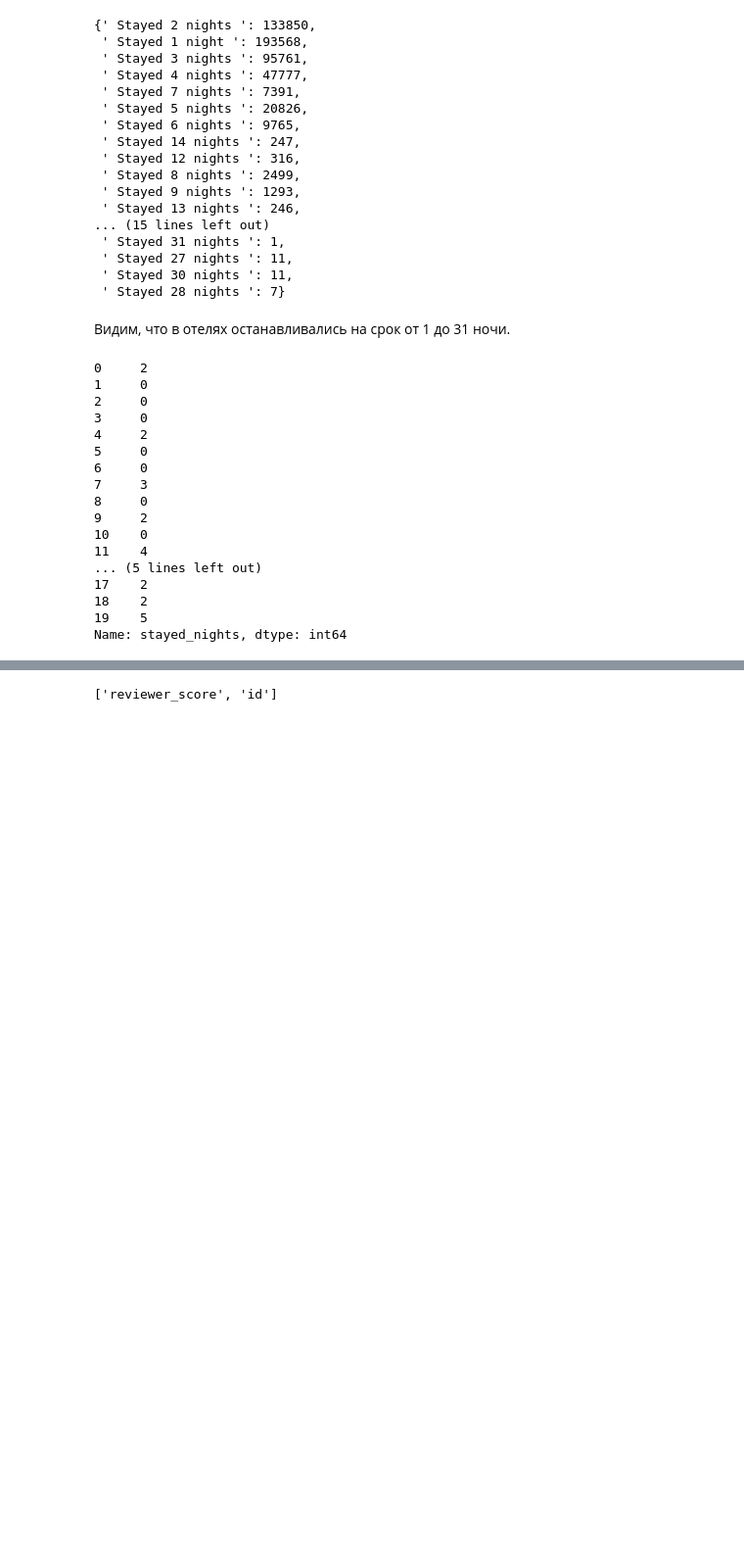
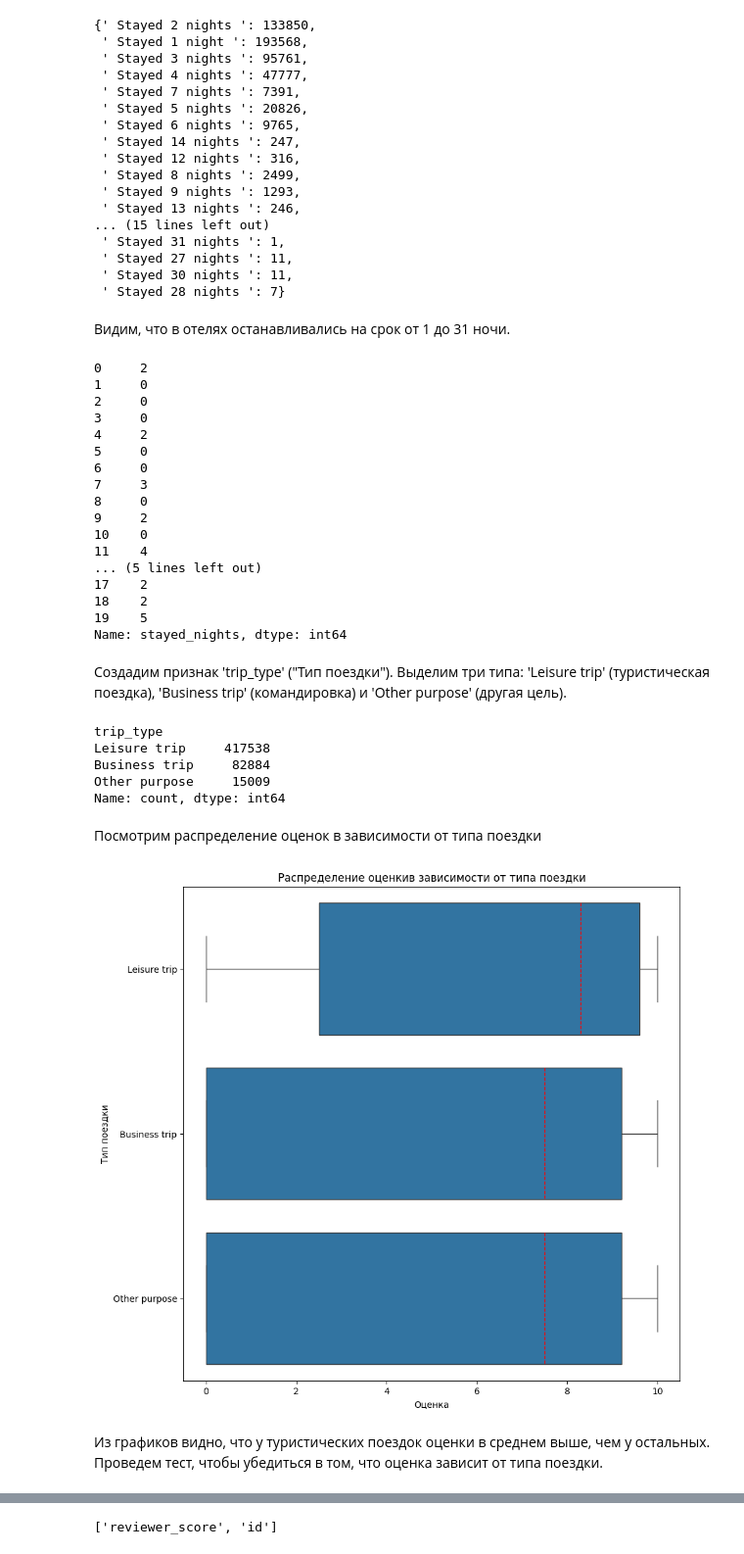
Before and after one commit to vokhmianin-da/Project-3-Holels-for-Kaggle, a Jupyter notebook: Project 3 Hotels.ipynb, the cells around one changed output, grey strips where cells are left out. Shown: that part at 98% size. Drawn from its saved outputs; the diff is of its cells as text; code cells hidden in the pictures; blank space fills up the shorter version.

```diff
--- a/Project 3 Hotels.ipynb
+++ b/Project 3 Hotels.ipynb
@@ -755,3 +751,5 @@ display(data['stayed_nights'].head(20))
 18    2
 19    5
 Name: stayed_nights, dtype: int64
+# %% [markdown]
+Создадим признак 'trip_type' ("Тип поездки"). Выделим три типа: 'Leisure trip' (туристическая поездка), 'Business trip' (командировка) и 'Other purpose' (другая цель).
@@ -757,0 +785,20 @@ Name: stayed_nights, dtype: int64
+# %%
+data['trip_type'] = data['tags'].apply(get_trip_type)
+data['trip_type'].value_counts()
+# %% [output]
+trip_type
+Leisure trip     417538
+Business trip     82884
+Other purpose     15009
+Name: count, dtype: int64
+# %% [markdown]
+Посмотрим распределение оценок в зависимости от типа поездки
+# %%
+ax = sns.boxplot(data, x='reviewer_score', y='trip_type', orient='h', medianprops={"color": "red", "linestyle": '--'})
+ax.set(xlabel='Оценка', ylabel='Тип поездки')
+plt.title('Распределение оценкив зависимости от типа поездки')
+plt.show()
+# %% [output]
+[figure, added]
+# %% [markdown]
+Из графиков видно, что у туристических поездок оценки в среднем выше, чем у остальных. Проведем тест, чтобы убедиться в том, что оценка зависит от типа поездки.
```
Also changed, not shown: parts of 19 cells of this notebook, 1 other file.
